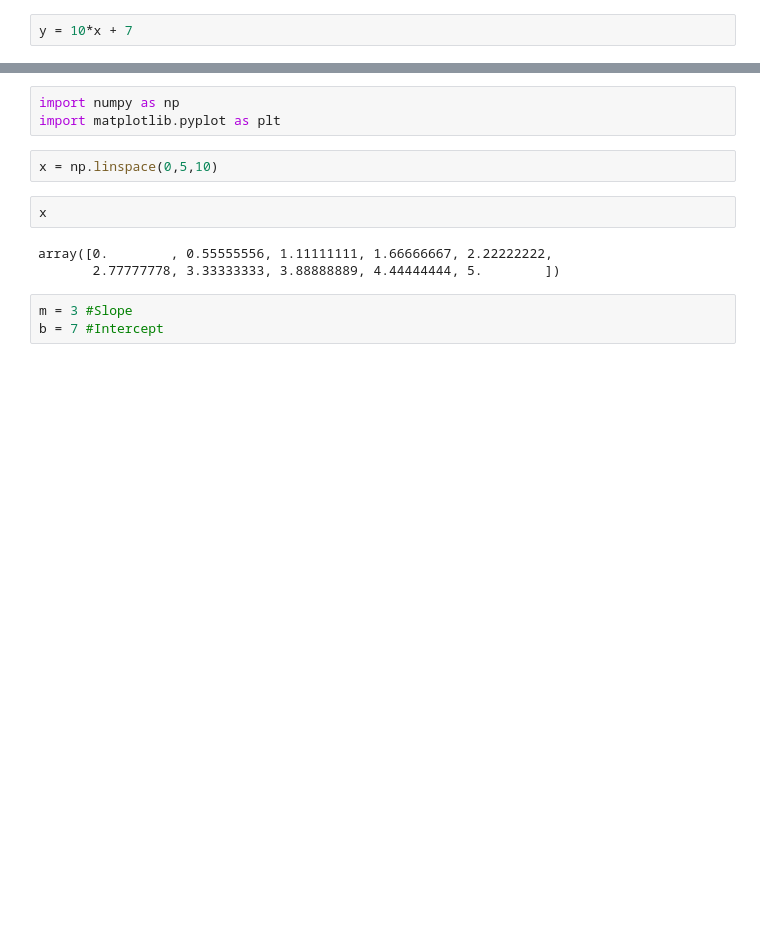
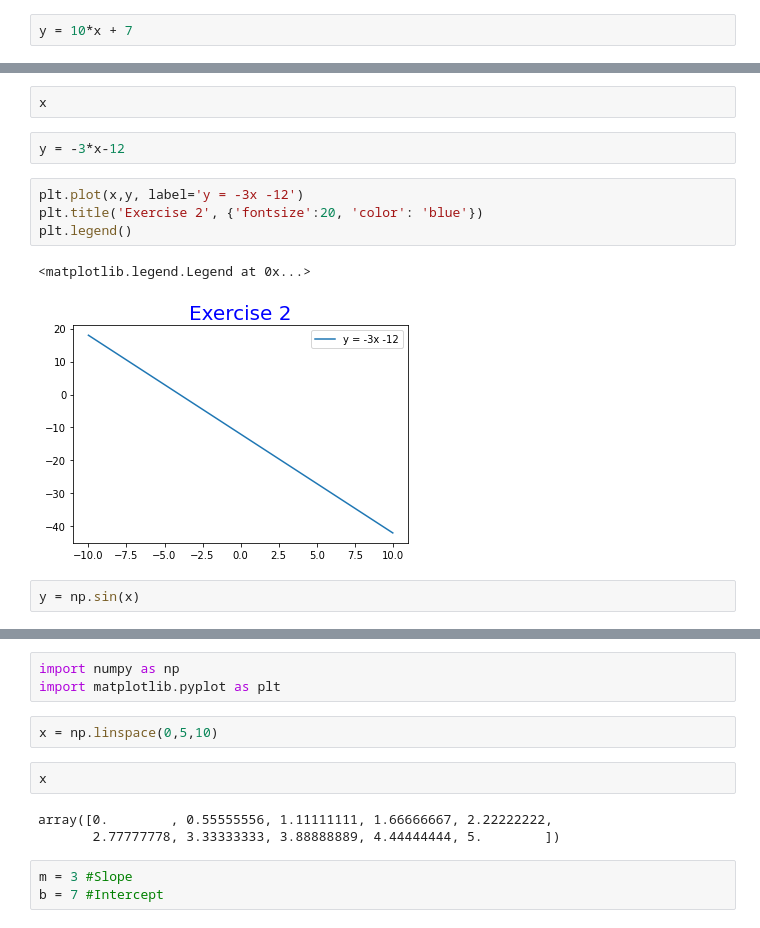
Before and after one commit to alexaflynn/Data, a Jupyter notebook: Lab_1.ipynb, the cells around one changed output, grey strips where cells are left out. Cells and saved outputs as stored; diff of their text form; blank space fills up the shorter version.

Commit message:
complete exercise 2 and 3

```diff
--- a/Lab_1.ipynb
+++ b/Lab_1.ipynb
@@ -281,0 +282,13 @@ plt.legend()
+# %%
+x
+# %%
+y = -3*x-12
+# %%
+plt.plot(x,y, label='y = -3x -12')
+plt.title('Exercise 2', {'fontsize':20, 'color': 'blue'})
+plt.legend()
+# %% [output]
+<matplotlib.legend.Legend at 0x...>
+[figure, added]
+# %%
+y = np.sin(x)
```
Also changed, not shown: parts of 4 cells of this notebook.
